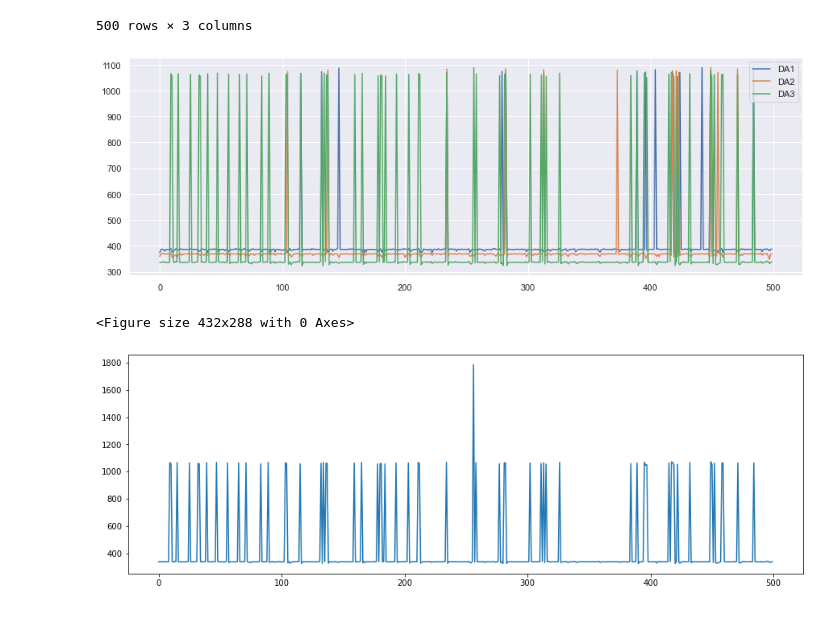
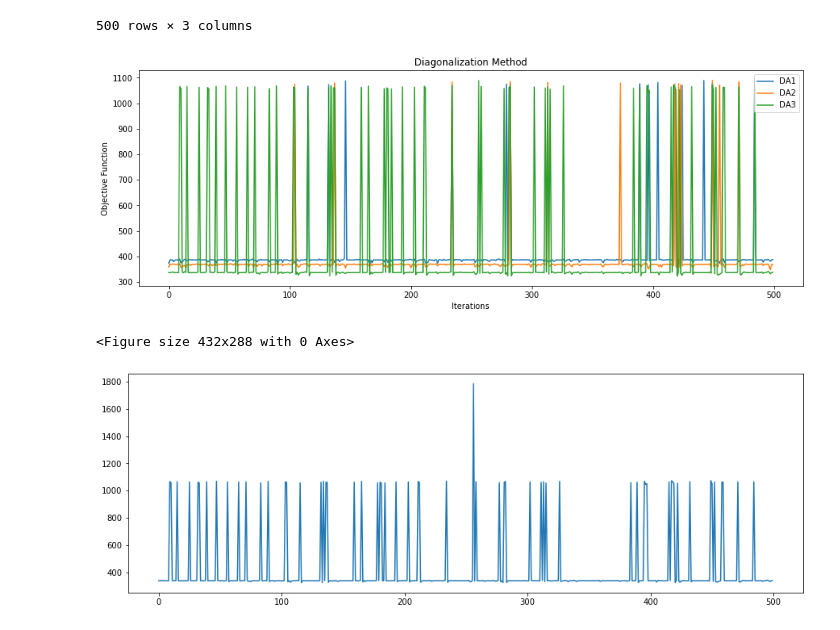
Before and after one commit to alirezakfz/PyomoModels, a Jupyter notebook: 06_Strategic_Aggregators/DiagonalResults/3BUS_05/ObjectiveFunction.ipynb, the cells around one changed output. Cells and saved outputs as stored; diff of their text form; code cells hidden in the pictures.

```diff
--- a/06_Strategic_Aggregators/DiagonalResults/3BUS_05/ObjectiveFunction.ipynb
+++ b/06_Strategic_Aggregators/DiagonalResults/3BUS_05/ObjectiveFunction.ipynb
@@ -30,18 +30,23 @@ df['3'][df['3']==max(df['3'])]=max(df['2'])
 # %%
 fig = plt.figure(figsize=(15,5))
 ax = fig.add_subplot(111)
 x=np.arange(500)
 y=df['1']
 ax.plot(x,y)
 y=df['2']
 ax.plot(x,y)
 y=df['3']
 ax.plot(x,y)
 ax.legend(['DA1','DA2','DA3'],loc='upper right')
+plt.xlabel("Iterations")
+plt.ylabel("Objective Function")
+plt.title("Diagonalization Method")
+fig1 = plt.gcf()
 plt.show()
-plt.savefig('objective_functions.png')
+plt.draw()
+fig1.savefig('Objective_Function.png', dpi=100)
 # %% [output]
-[figure, old version]
+[figure, new version]
 <Figure size 432x288 with 0 Axes>
 # %%
 fig = plt.figure(figsize=(15,5))
```
Also changed, not shown: parts of 4 cells of this notebook, 13 other files.
